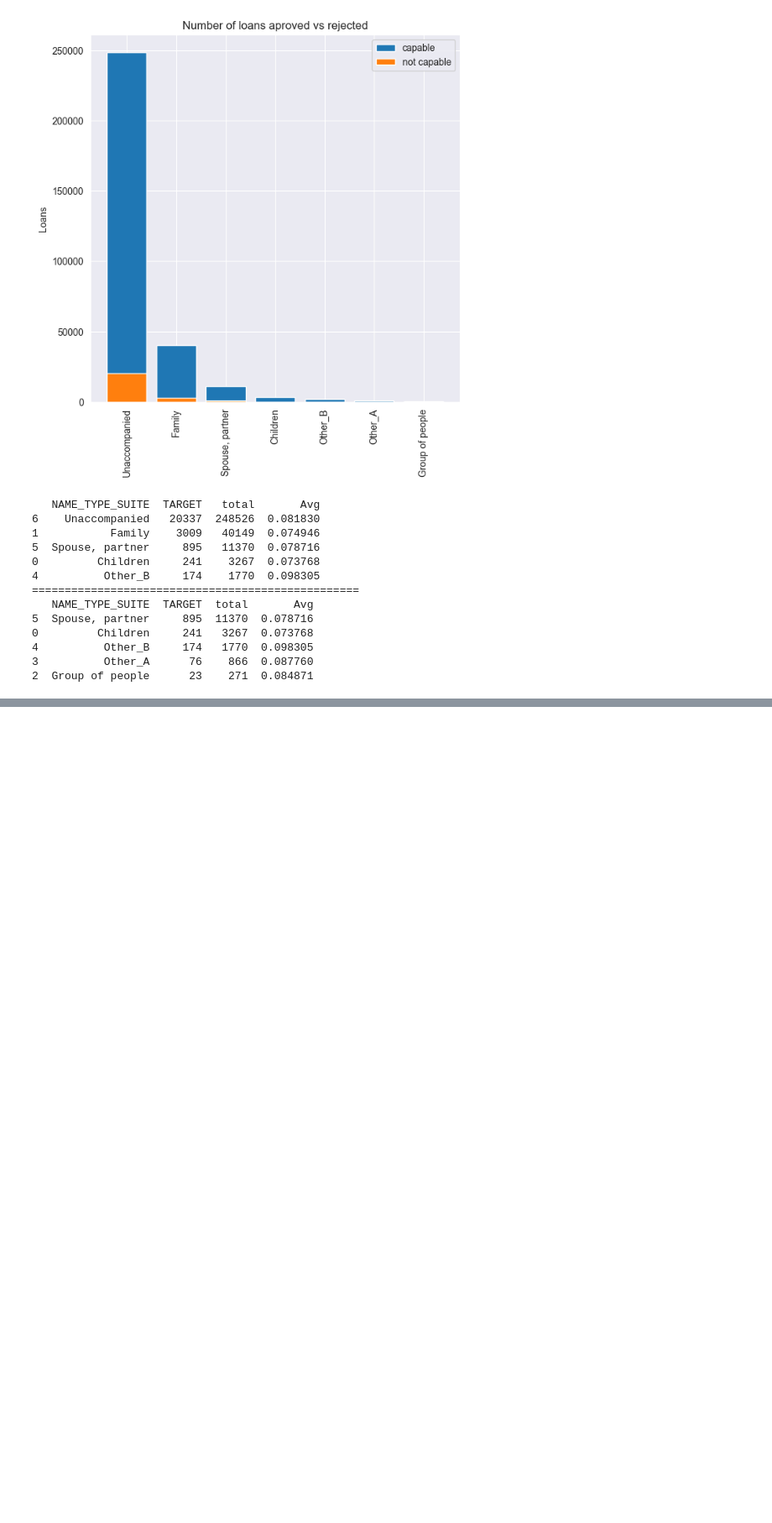
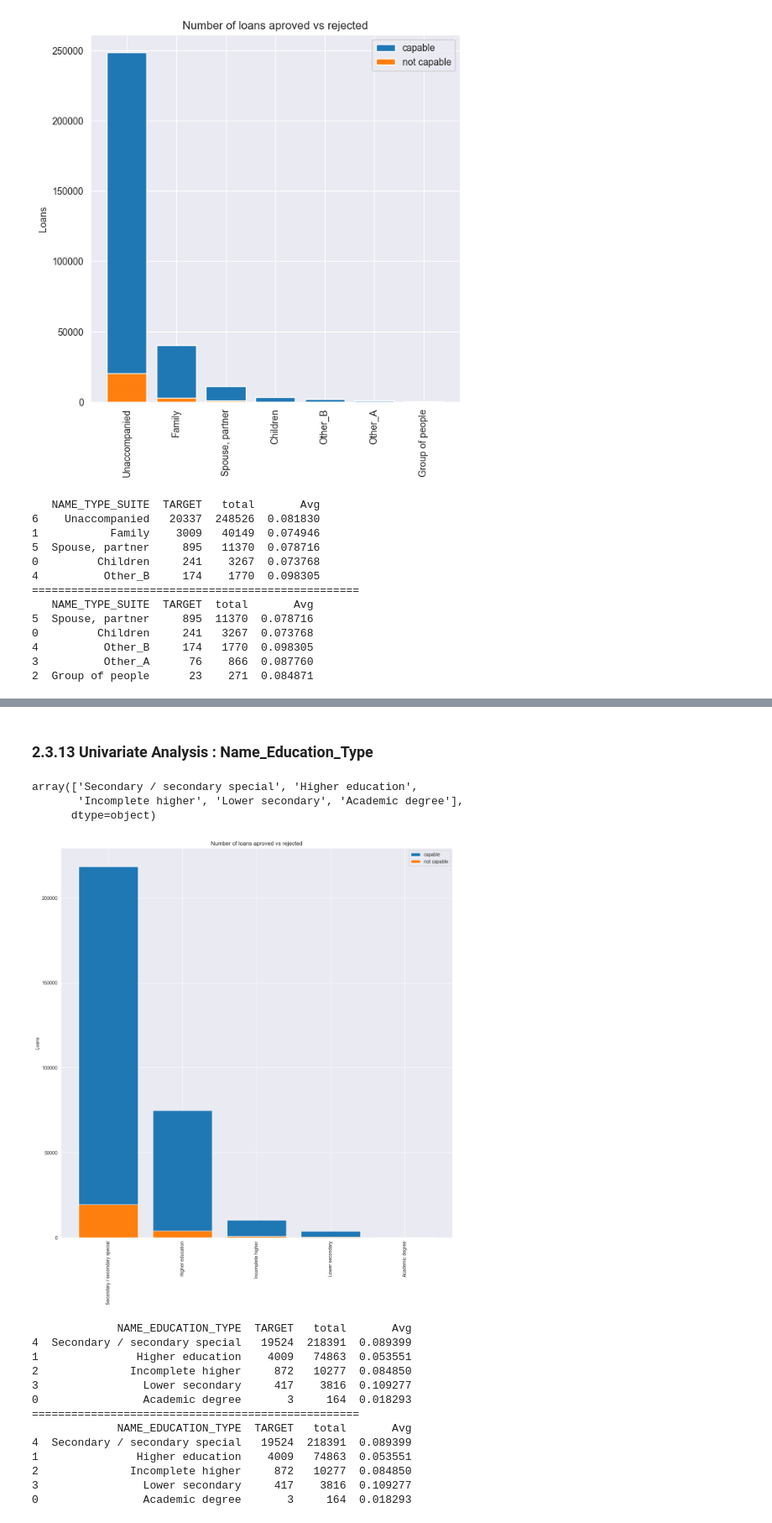
Before and after one commit to Dun-IT/lakehouse_homecredit, a Jupyter notebook: notebook/home_credit_default_risk.ipynb, the cells around one changed output, grey strips where cells are left out. Shown at 84% size. Saved outputs shown, nothing was run; the diff lists cells and outputs as text; code cells hidden in the pictures; blank space fills up the shorter version.

```diff
--- a/notebook/home_credit_default_risk.ipynb
+++ b/notebook/home_credit_default_risk.ipynb
@@ -492,0 +556,26 @@ univariate_barplots(train_data, 'NAME_TYPE_SUITE', 'TARGET', False)
+# %% [markdown]
+### 2.3.13 Univariate Analysis : Name_Education_Type
+# %%
+train_data['NAME_EDUCATION_TYPE'].unique()
+# %% [output]
+array(['Secondary / secondary special', 'Higher education',
+       'Incomplete higher', 'Lower secondary', 'Academic degree'],
+      dtype=object)
+# %%
+train_data['NAME_EDUCATION_TYPE'].fillna('Data_Not_Available', inplace=True)
+univariate_barplots(train_data, 'NAME_EDUCATION_TYPE', 'TARGET', False)
+# %% [output]
+[figure, added]
+             NAME_EDUCATION_TYPE  TARGET   total       Avg
+4  Secondary / secondary special   19524  218391  0.089399
+1               Higher education    4009   74863  0.053551
+2              Incomplete higher     872   10277  0.084850
+3                Lower secondary     417    3816  0.109277
+0                Academic degree       3     164  0.018293
+==================================================
+             NAME_EDUCATION_TYPE  TARGET   total       Avg
+4  Secondary / secondary special   19524  218391  0.089399
+1               Higher education    4009   74863  0.053551
+2              Incomplete higher     872   10277  0.084850
+3                Lower secondary     417    3816  0.109277
+0                Academic degree       3     164  0.018293
```
Also changed, not shown: parts of 286 cells of this notebook, 6 other files.
